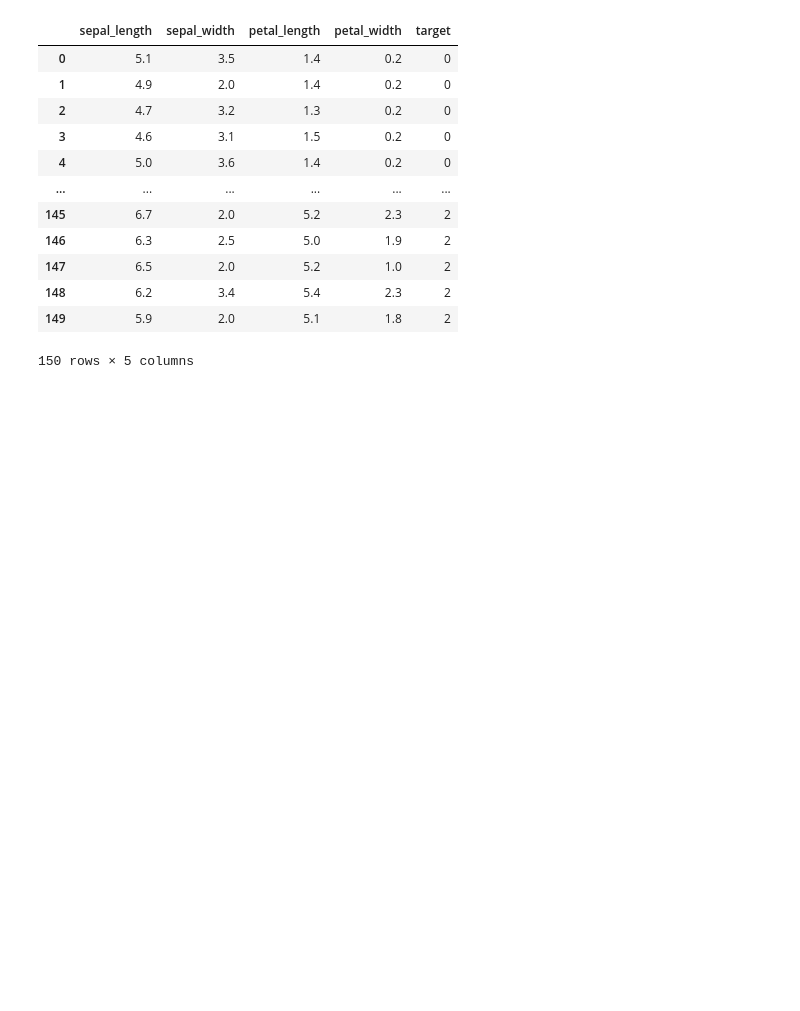
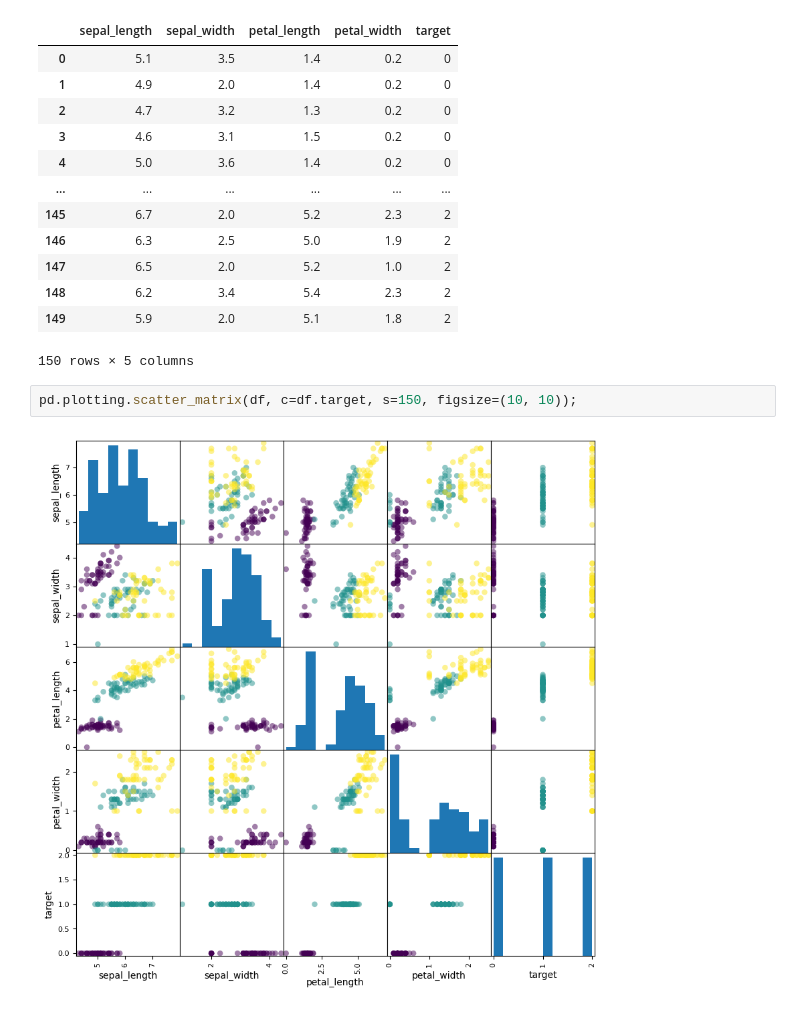
Before and after one commit to docroch/learning-data-science, a Jupyter notebook: modeling/iris2/knn.ipynb, the cells around one changed output. Saved outputs shown, nothing was run; the diff lists cells and outputs as text; blank space fills up the shorter version.

Commit message:
plotting scatter matrix

```diff
--- a/modeling/iris2/knn.ipynb
+++ b/modeling/iris2/knn.ipynb
@@ -20,3 +20,7 @@ df
 | 148 | 6.2 | 3.4 | 5.4 | 2.3 | 2 |
 | 149 | 5.9 | 2.0 | 5.1 | 1.8 | 2 |
 150 rows × 5 columns
+# %%
+pd.plotting.scatter_matrix(df, c=df.target, s=150, figsize=(10, 10));
+# %% [output]
+[figure, added]
```
